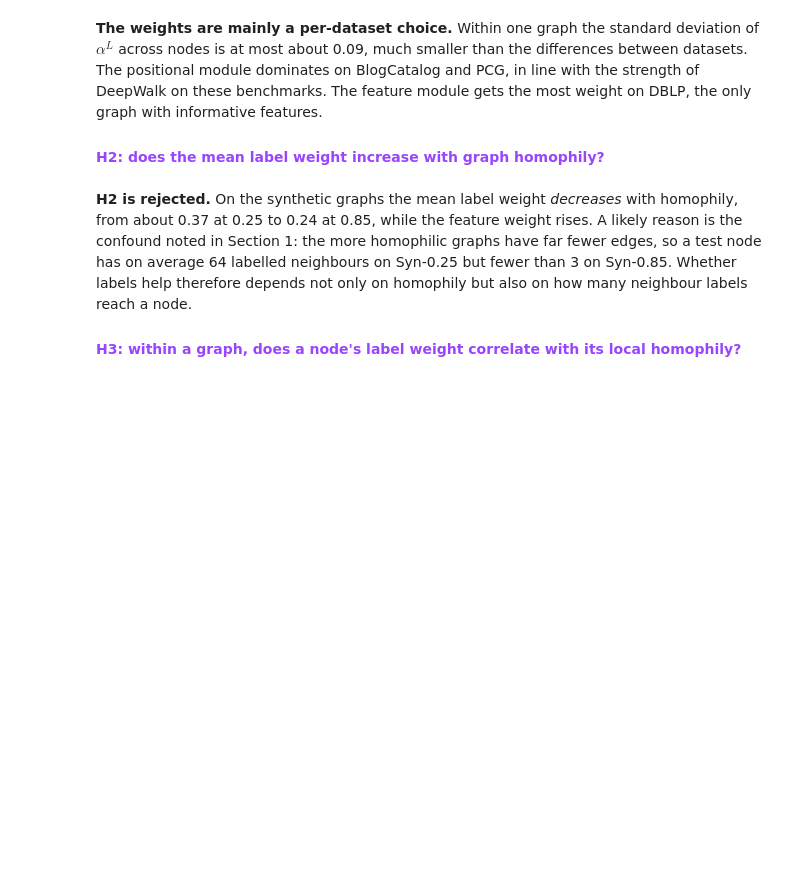
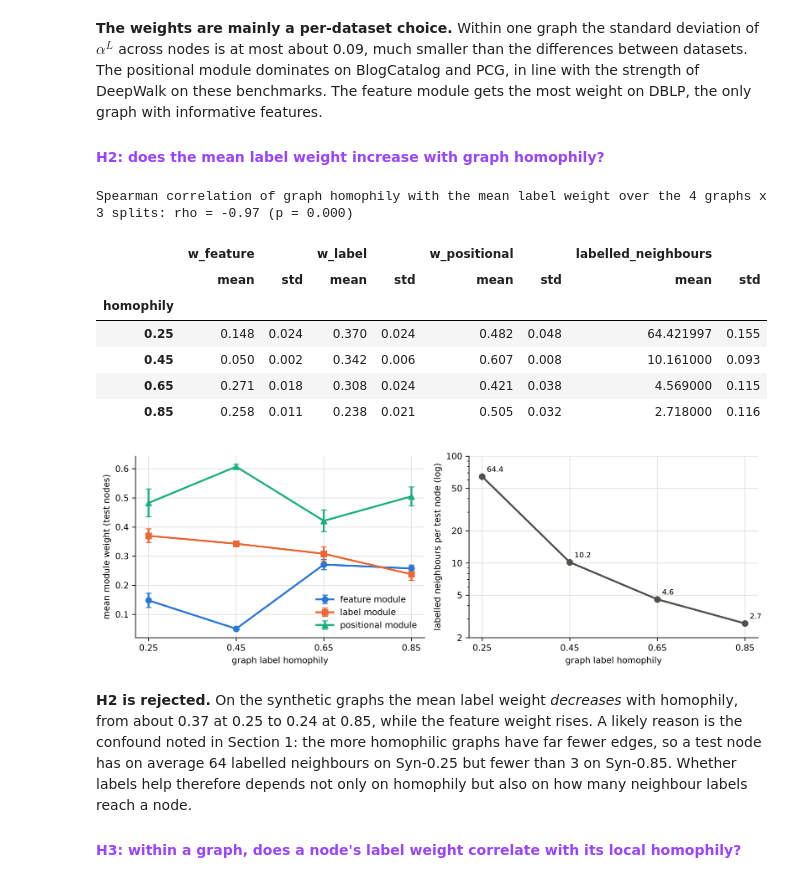
Before and after one commit to TimH149/GraphML, a Jupyter notebook: Project_Notebook.ipynb, the cells around one changed output. Cells and saved outputs as stored; diff of their text form; code cells hidden in the pictures; blank space fills up the shorter version.

```diff
--- a/Project_Notebook.ipynb
+++ b/Project_Notebook.ipynb
@@ -711,34 +846,44 @@ weights_table.round(3)
 # %%
 syn = per_split.loc[SYNTHETIC].reset_index()
 syn["homophily"] = syn["ds"].map(SYN_HOMOPHILY)
 rho, pval = spearmanr(syn["homophily"], syn["w_label"])
 print(f"Spearman correlation of graph homophily with the mean label weight over the 4 graphs x 3 splits: "
       f"rho = {rho:+.2f} (p = {pval:.3f})")
 display(syn.groupby("homophily")[["w_feature", "w_label", "w_positional", "labelled_neighbours"]].agg(["mean", "std"]).round(3))
 
-fig, axes = plt.subplots(1, 2, figsize=(10, 3.4))
+fig, axes = plt.subplots(1, 2, figsize=(10, 3.4), dpi=300)
 markers = {"feature": "o", "label": "s", "positional": "^"}
 for m in MODULES:
     g = syn.groupby("homophily")[f"w_{m}"]
     axes[0].errorbar(g.mean().index, g.mean(), yerr=g.std(), marker=markers[m], markersize=6, lw=2, capsize=3,
                      color=MODULE_COLORS[m], label=f"{m} module")
 axes[0].set_xlabel("graph label homophily")
 axes[0].set_ylabel("mean module weight (test nodes)")
 axes[0].set_xticks(list(SYN_HOMOPHILY.values()))
 axes[0].legend(frameon=False)
 g = syn.groupby("homophily")["labelled_neighbours"]
 axes[1].plot(g.mean().index, g.mean(), marker="o", markersize=6, lw=2, color="#52514e")
 axes[1].set_yscale("log")
 axes[1].yaxis.set_major_formatter(plt.FormatStrFormatter("%g"))
 axes[1].yaxis.set_minor_formatter(plt.NullFormatter())
 axes[1].set_yticks([2, 5, 10, 20, 50, 100])
 axes[1].set_xlabel("graph label homophily")
 axes[1].set_ylabel("labelled neighbours per test node (log)")
 axes[1].set_xticks(list(SYN_HOMOPHILY.values()))
 for xv, yv in zip(g.mean().index, g.mean()):
     axes[1].annotate(f"{yv:.1f}", (xv, yv), textcoords="offset points", xytext=(5, 5), fontsize=8)
 plt.tight_layout()
 plt.show()
+# %% [output]
+Spearman correlation of graph homophily with the mean label weight over the 4 graphs x 3 splits: rho = -0.97 (p = 0.000)
+|  | w_feature |  | w_label |  | w_positional |  | labelled_neighbours |  |
+|  | mean | std | mean | std | mean | std | mean | std |
+| homophily |  |  |  |  |  |  |  |  |
+| 0.25 | 0.148 | 0.024 | 0.370 | 0.024 | 0.482 | 0.048 | 64.421997 | 0.155 |
+| 0.45 | 0.050 | 0.002 | 0.342 | 0.006 | 0.607 | 0.008 | 10.161000 | 0.093 |
+| 0.65 | 0.271 | 0.018 | 0.308 | 0.024 | 0.421 | 0.038 | 4.569000 | 0.115 |
+| 0.85 | 0.258 | 0.011 | 0.238 | 0.021 | 0.505 | 0.032 | 2.718000 | 0.116 |
+[figure, added]
 # %% [markdown]
 **H2 is rejected.** On the synthetic graphs the mean label weight *decreases* with homophily, from about 0.37 at 0.25 to 0.24 at 0.85, while the feature weight rises. A likely reason is the confound noted in Section 1: the more homophilic graphs have far fewer edges, so a test node has on average 64 labelled neighbours on Syn-0.25 but fewer than 3 on Syn-0.85. Whether labels help therefore depends not only on homophily but also on how many neighbour labels reach a node.
 
```
Also changed, not shown: parts of 16 cells of this notebook.
